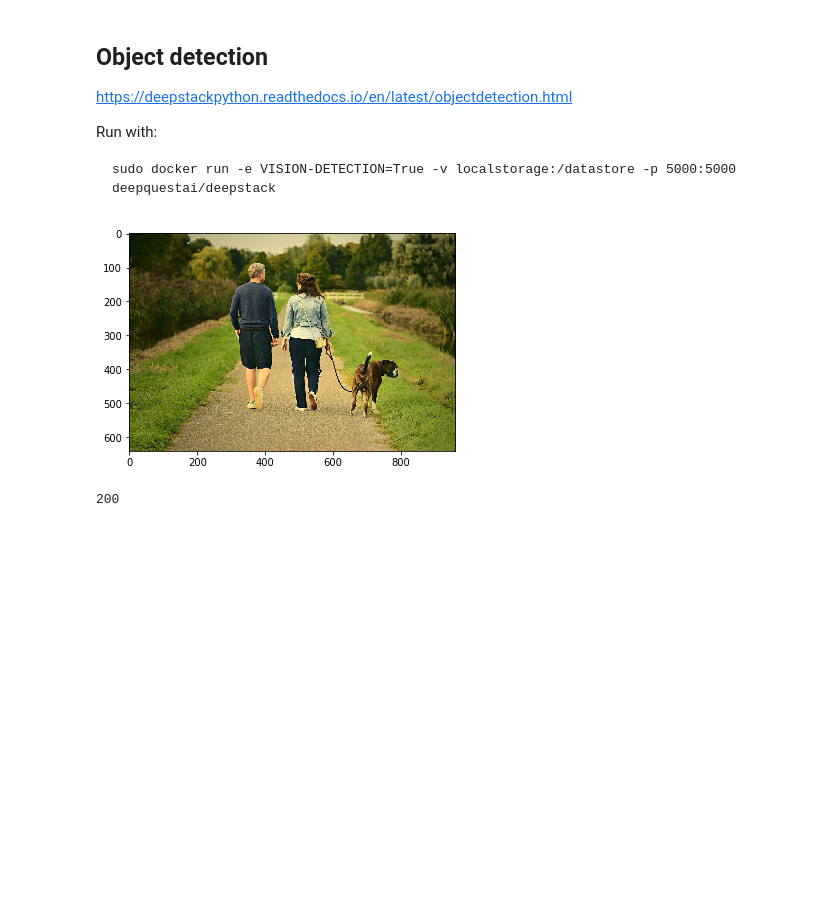
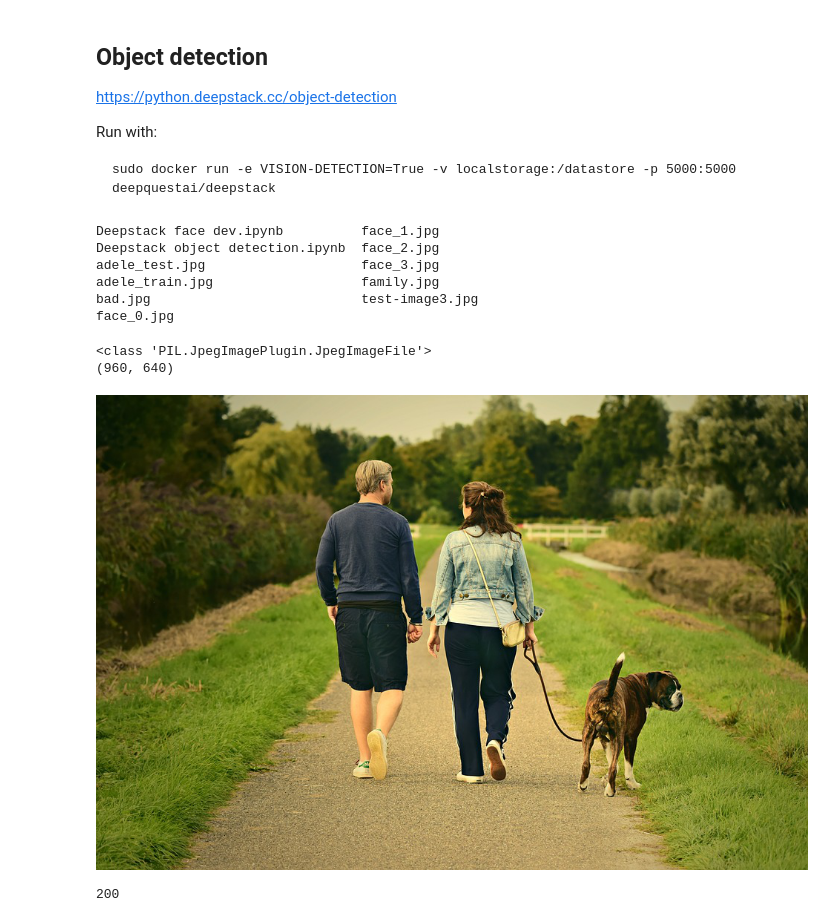
Before and after one commit to robmarkcole/HASS-Deepstack-object, a Jupyter notebook: development/Deepstack object detection.ipynb, the cells around one changed output. Saved outputs shown, nothing was run; the diff lists cells and outputs as text; code cells hidden in the pictures; blank space fills up the shorter version.

````diff
--- a/development/Deepstack object detection.ipynb
+++ b/development/Deepstack object detection.ipynb
@@ -1,11 +1,20 @@
 # %% [markdown]
 ## Object detection
-https://deepstackpython.readthedocs.io/en/latest/objectdetection.html
+https://python.deepstack.cc/object-detection
 
 Run with:
 ```
 sudo docker run -e VISION-DETECTION=True -v localstorage:/datastore -p 5000:5000 deepquestai/deepstack
 ```
+# %%
+ls
+# %% [output]
+Deepstack face dev.ipynb          face_1.jpg
+Deepstack object detection.ipynb  face_2.jpg
+adele_test.jpg                    face_3.jpg
+adele_train.jpg                   family.jpg
+bad.jpg                           test-image3.jpg
+face_0.jpg
 # %%
 import requests
 import matplotlib.pyplot as plt
@@ -19,8 +31,12 @@ img_file = "test-image3.jpg"
 # %%
-image = Image.open(img_file).convert("RGB")
-plt.imshow(image);
+image = Image.open(img_file)
+print(type(image))
+print(image.size)
+display(image)
 # %% [output]
+<class 'PIL.JpegImagePlugin.JpegImageFile'>
+(960, 640)
-[figure, old version]
+[figure, new version]
 # %%
 image_data = open(img_file,"rb").read()
 response = requests.post(f"http://{IP}:{PORT}/v1/vision/detection", files={"image":image_data})
````
Also changed, not shown: parts of 14 cells of this notebook.
